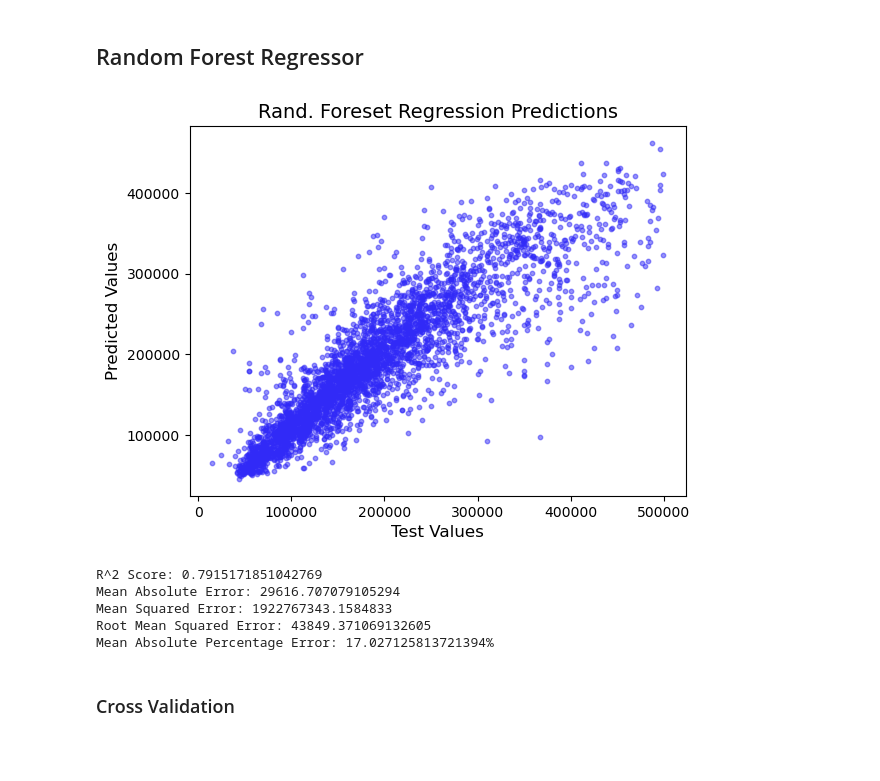
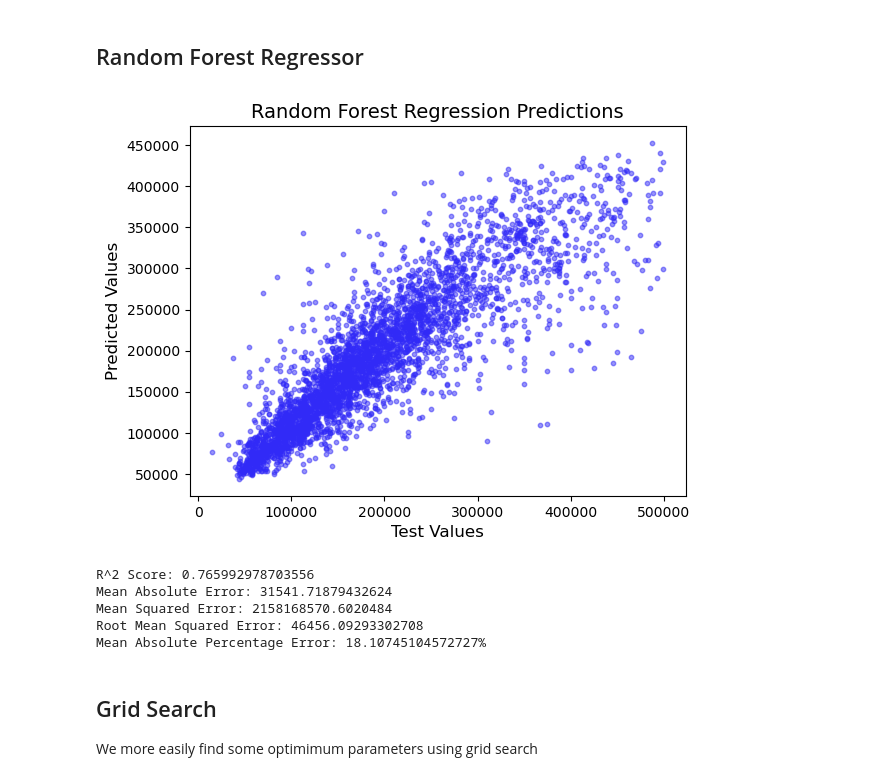
Before and after one commit to dilne/CaliforniaHousing, a Jupyter notebook: California Housing.ipynb, the cells around one changed output. Saved outputs shown, nothing was run; the diff lists cells and outputs as text; code cells hidden in the pictures; blank space fills up the shorter version.

```diff
--- a/California Housing.ipynb
+++ b/California Housing.ipynb
@@ -602,30 +626,28 @@ Mean Absolute Percentage Error: 23.524209912202494%
 # %%
 from sklearn.ensemble import RandomForestRegressor
 
-rf = RandomForestRegressor(n_estimators=500, random_state=42)
+rf = RandomForestRegressor(n_estimators=10, random_state=42)
 rf.fit(X_train, y_train)
 prediction = rf.predict(X_test)
 # %%
 fig, ax = plt.subplots()
 ax.scatter(y_test, prediction, alpha=0.5, color=graph_color, edgecolors=graph_color, s=10)
-ax.set_title('Rand. Foreset Regression Predictions', fontsize=14)
+ax.set_title('Random Forest Regression Predictions', fontsize=14)
 ax.set_xlabel('Test Values', fontsize=12)
 ax.set_ylabel('Predicted Values', fontsize=12)
 plt.show()
 
 print_model_performance(y_test, prediction)
 
 # R^2 Score: 0.7915171851042769
 # Mean Absolute Error: 29616.707079105294
 # Mean Squared Error: 1922767343.1584833
 # Root Mean Squared Error: 43849.371069132605
 # Mean Absolute Percentage Error: 17.027125813721394%
 # %% [output]
-[figure, old version]
+[figure, new version]
-R^2 Score: 0.7915171851042769
-Mean Absolute Error: 29616.707079105294
-Mean Squared Error: 1922767343.1584833
-Root Mean Squared Error: 43849.371069132605
-Mean Absolute Percentage Error: 17.027125813721394%
+R^2 Score: 0.765992978703556
+Mean Absolute Error: 31541.71879432624
+Mean Squared Error: 2158168570.6020484
+Root Mean Squared Error: 46456.09293302708
+Mean Absolute Percentage Error: 18.10745104572727%
-# %% [markdown]
-### Cross Validation
@@ -639,0 +654,3 @@ scores = cross_val_score(rf,
+# %% [markdown]
+## Grid Search
+We more easily find some optimimum parameters using grid search
```
Also changed, not shown: parts of 12 cells of this notebook.
